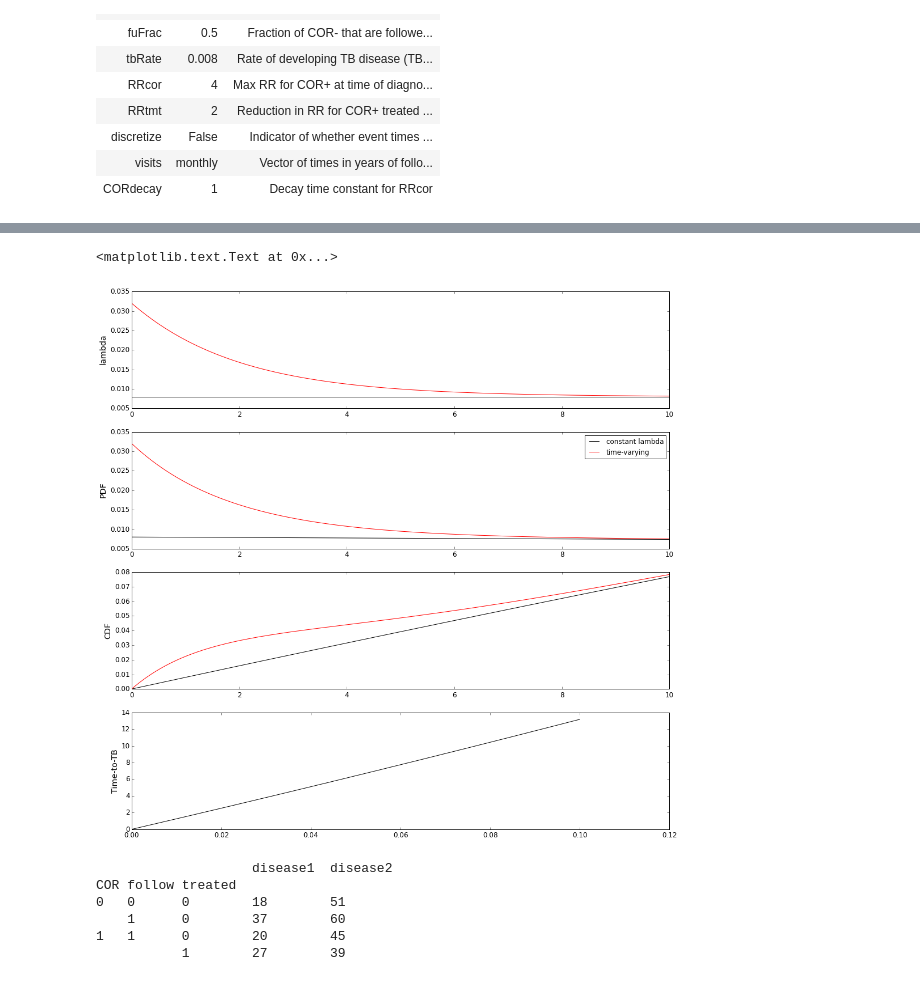
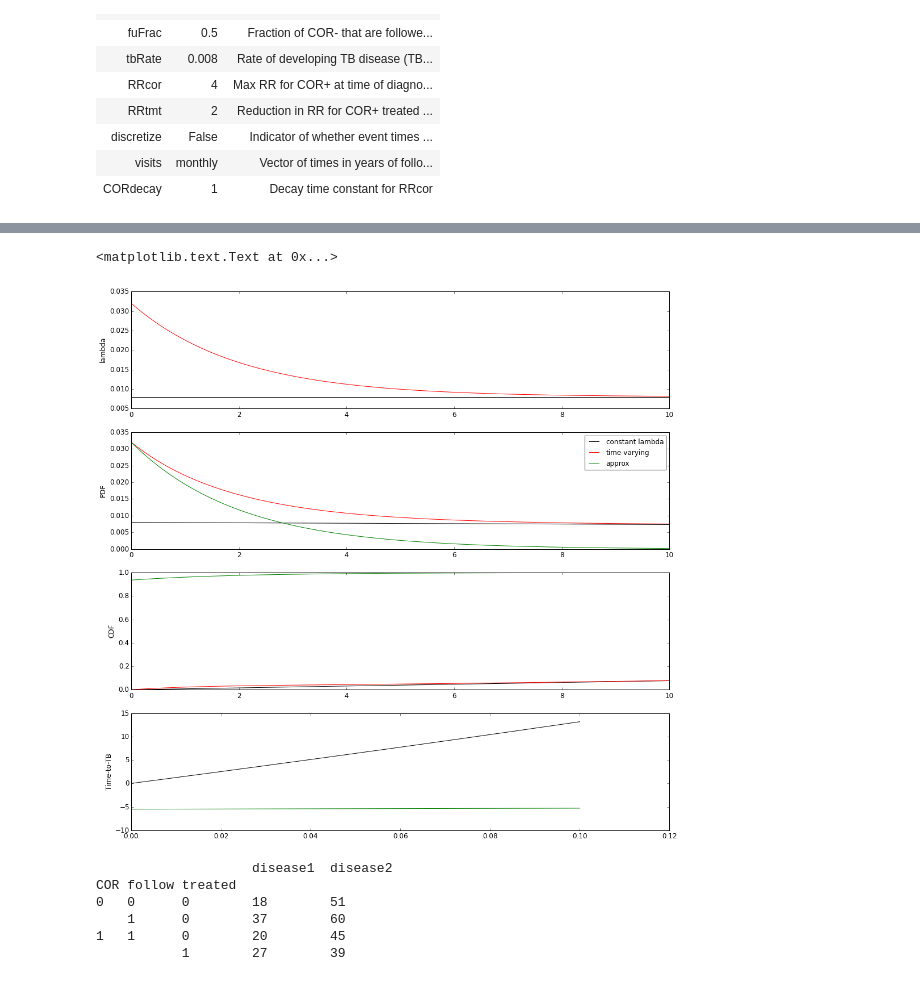
Before and after one commit to agartland/notebooks, a Jupyter notebook: TB_COR_ST.ipynb, the cells around one changed output, grey strips where cells are left out. Cells and saved outputs as stored; diff of their text form; code cells hidden in the pictures.

```diff
--- a/TB_COR_ST.ipynb
+++ b/TB_COR_ST.ipynb
@@ -136,6 +136,10 @@ RRCORFunc = lambda RR,decay,t: (RR-1)*exp(-t/decay) + 1
 expPDF = lambda lam,t: lam*exp(-lam*t)
 expCDF = lambda lam,t: 1 - exp(-lam*t)
 expQ = lambda lam,pr: -log(1-pr)/lam
+
+tvPDF = lambda lam,RR,decay,t: lam*RR*exp(-t/decay)
+tvCDF = lambda lam,RR,decay,t: 1 - decay*lam*RR*exp(-t/decay)
+tvQ = lambda lam,RR,decay,p: -decay*log((1-pr)/(decay*lam*RR))
 
 T = -log(rand(n)) / lam
 """Need to alter T2 to make it exponentially distribted with time varying lambda.
@@ -143,35 +147,37 @@ Plan currently is to fit the pdf with a polynomial ro a gamma and then sample fr
 since calculating the quantile function of the dist is not possible..."""
 T2 = -log(rand(n)) / lam
 
 t = linspace(0,10,1000)
 
 figure(figsize=(17,17))
 subplot(4,1,1)
 plot(t,lam*ones(t.shape),color='k',label='constant lambda')
 plot(t,lam*RRCORFunc(RR,RRdecay,t),color='r',label='time-varying')
 ylabel('lambda')
 
 subplot(4,1,2)
 #lineHist(T,color='k')
 #lineHist(T2,color='r')
 plot(t, expPDF(lam,t),color='k',label='constant lambda')
 plot(t, expPDF(lam*RRCORFunc(RR,RRdecay,t),t),color='r',label='time-varying')
+plot(t, tvPDF(lam,RR,RRdecay,t),color='g',label='approx')
 ylabel('PDF')
 legend(loc=0)
 
 subplot(4,1,3)
 plot(t, expCDF(lam,t),color='k',label='constant lambda')
 plot(t, expCDF(lam*RRCORFunc(RR,RRdecay,t),t),color='r',label='time-varying')
+plot(t, tvCDF(lam,RR,RRdecay,t),color='g',label='approx')
 ylabel('CDF')
 
 subplot(4,1,4)
 pr = linspace(0,.1,500)
 plot(pr, expQ(lam,pr),color='k',label='constant lambda')
-
+plot(pr, tvQ(lam,RR,RRdecay,pr),color='g',label='approx')
 ylabel('Time-to-TB')
 # %% [output]
 <matplotlib.text.Text at 0x...>
-[figure, old version]
+[figure, new version]
 # %%
 
 def endpointRV(QFT,COR,treated,params):
```
Also changed, not shown: parts of 1 cell of this notebook, 2 other files.
